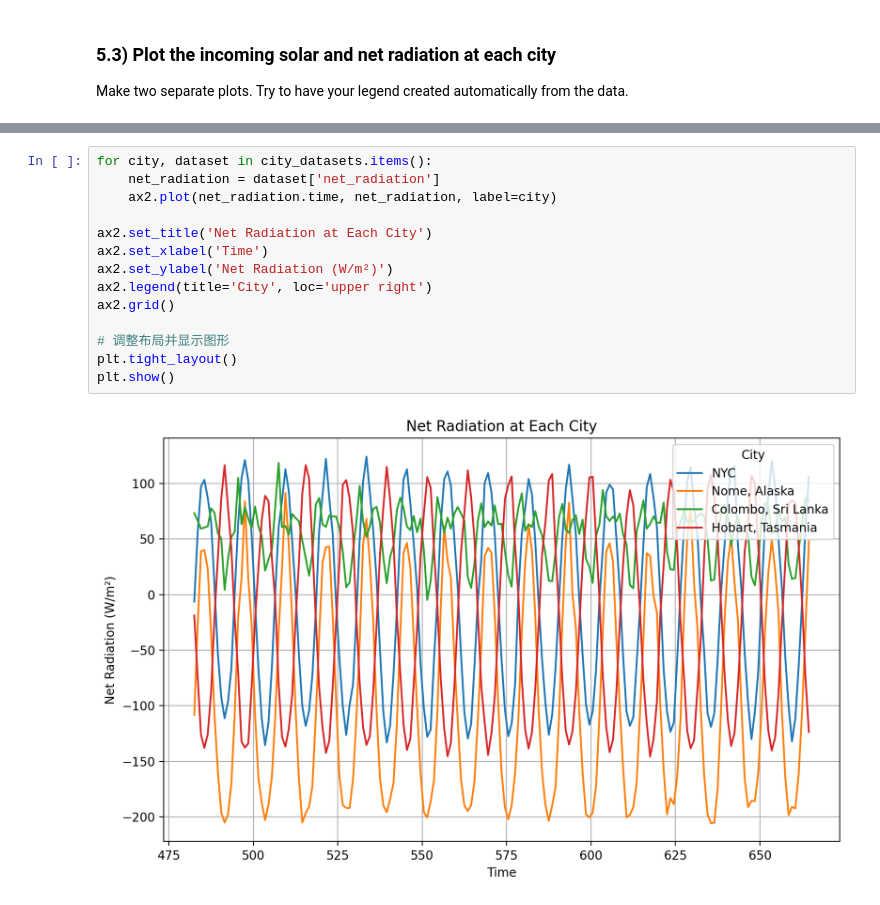
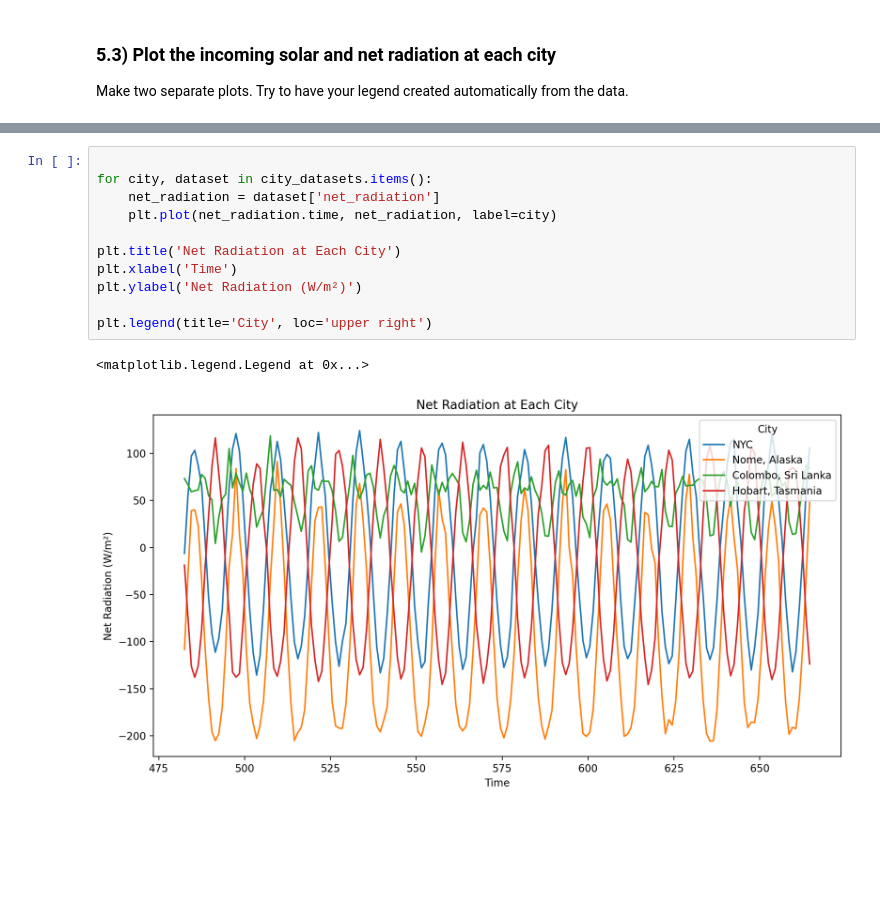
Before and after one commit to AryaAvery/rces-assignments, a Jupyter notebook: assignment7.ipynb, the cells around one changed output, grey strips where cells are left out. Saved outputs shown, nothing was run; the diff lists cells and outputs as text; blank space fills up the shorter version.

```diff
--- a/assignment7.ipynb
+++ b/assignment7.ipynb
@@ -432,16 +433,14 @@ plt.grid()
 # %%
+
 for city, dataset in city_datasets.items():
     net_radiation = dataset['net_radiation']
-    ax2.plot(net_radiation.time, net_radiation, label=city)
+    plt.plot(net_radiation.time, net_radiation, label=city)
 
-ax2.set_title('Net Radiation at Each City')
-ax2.set_xlabel('Time')
-ax2.set_ylabel('Net Radiation (W/m²)')
-ax2.legend(title='City', loc='upper right')
-ax2.grid()
+plt.title('Net Radiation at Each City')
+plt.xlabel('Time')
+plt.ylabel('Net Radiation (W/m²)')
 
-# 调整布局并显示图形
-plt.tight_layout()
-plt.show()
+plt.legend(title='City', loc='upper right')
 # %% [output]
+<matplotlib.legend.Legend at 0x...>
-[figure, old version]
+[figure, new version]
```
Also changed, not shown: parts of 3 cells of this notebook.
